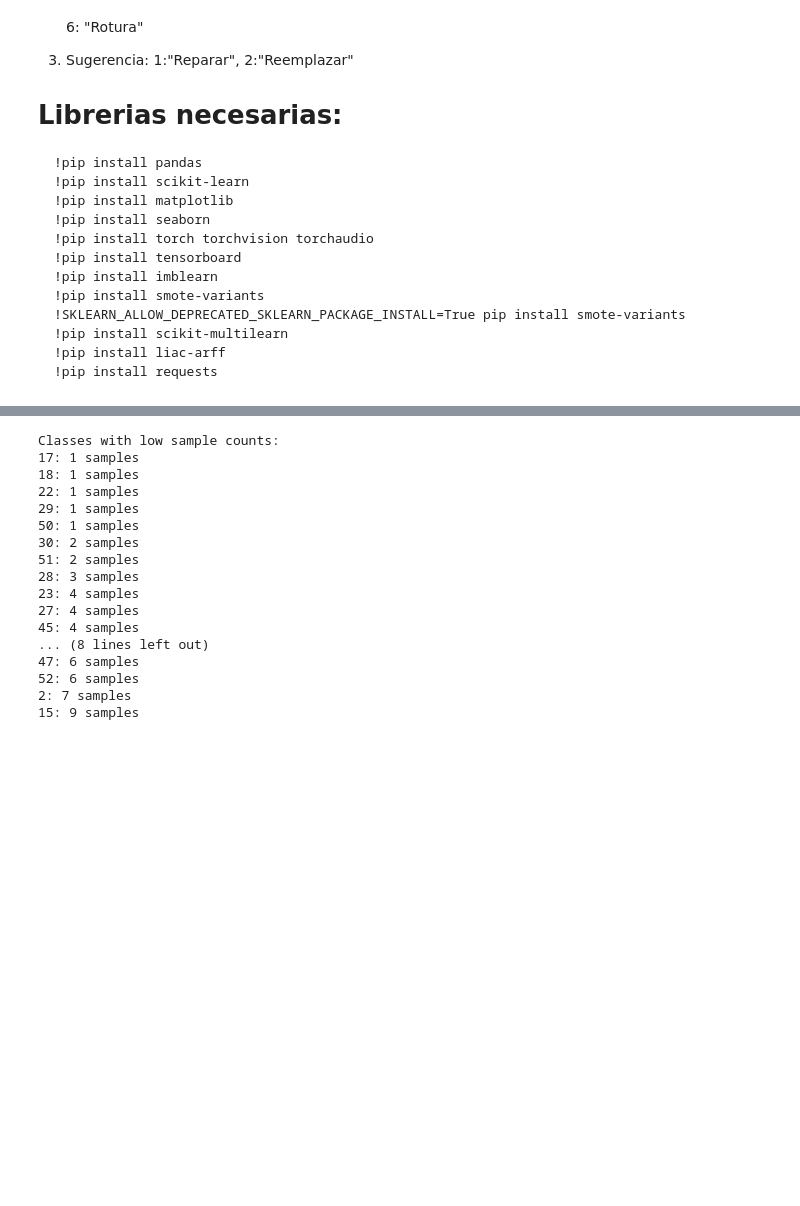
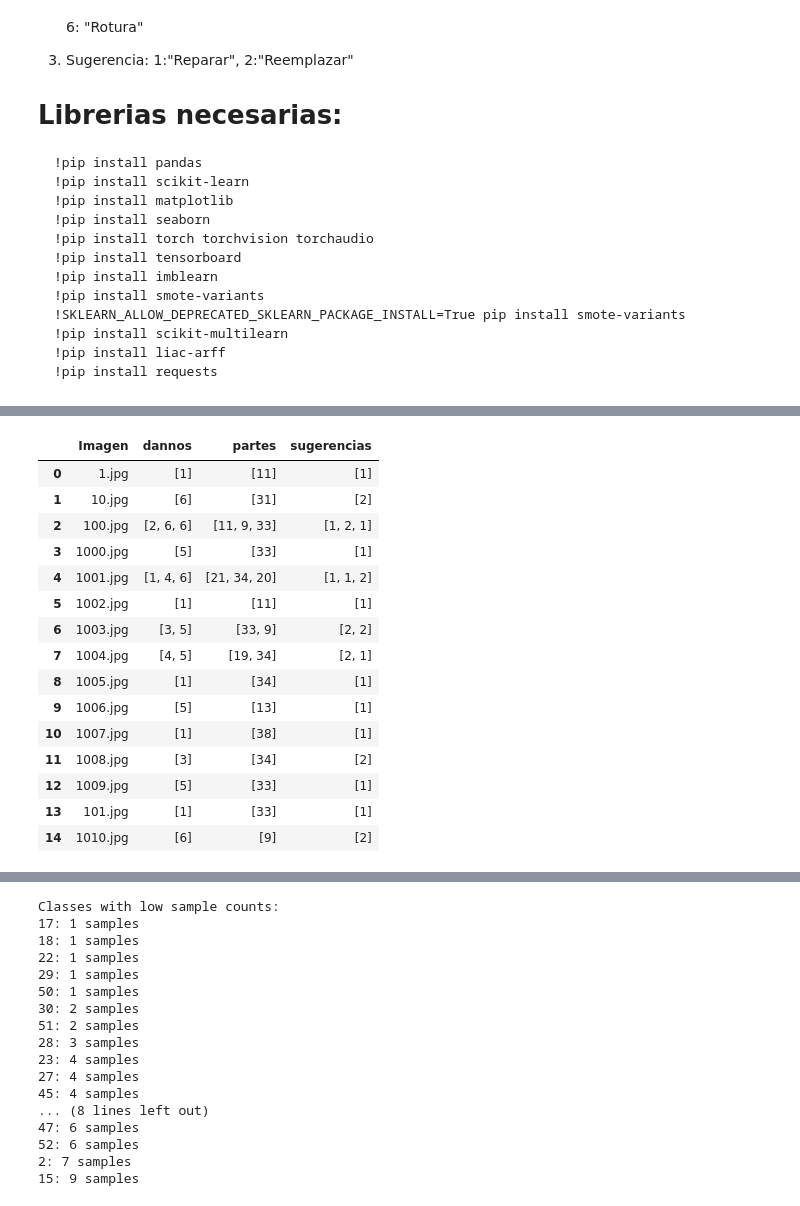
Before and after one commit to ramirezla/VerificacionDeSiniestrosUsandoMultiplesEtiquetas, a Jupyter notebook: PreparacionDeDatosMultiplesEtiquetas_V6.ipynb, the cells around one changed output, grey strips where cells are left out. Drawn from its saved outputs; the diff is of its cells as text; code cells hidden in the pictures; blank space fills up the shorter version.

```diff
--- a/PreparacionDeDatosMultiplesEtiquetas_V6..ipynb
+++ b/PreparacionDeDatosMultiplesEtiquetas_V6.ipynb
@@ -352,27 +177,30 @@ logger = logging.getLogger(__name__)
 df = pd.read_csv('data/fotos_siniestros/clasificacion_siniestro_partes_dannos_1145.csv', sep='|')
 
 def limpiar_texto(texto):
+    """Limpia y estandariza el texto para comparación"""
     if pd.isna(texto):
         return ""
     return texto.lower().strip()
 
 def procesar_dano(texto):
+    """Procesa la columna Tipos de Daño (maneja casos como 'Abolladura-dent')"""
     texto = limpiar_texto(texto)
     if '-' in texto:
         return texto.split('-')[0]
     return texto
 
 def mapear_valor(texto, diccionario, columna):
+    """Mapea texto a valor numérico con manejo de errores"""
     try:
         texto = limpiar_texto(texto)
         if columna == 'Tipos de Daño':
             texto = procesar_dano(texto)
-        return diccionario.get(texto, -1)
+        return diccionario.get(texto, -1)   # -1 para valores no encontrados
     except Exception as e:
         logger.error(f"Error procesando valor: {texto} - {str(e)}")
         return -1
 
-# Apply mappings (assuming cls_to_label_* dicts are defined)
+# Apply mappings
 df['Tipos de Daño_encoded'] = df['Tipos de Daño'].apply(lambda x: mapear_valor(x, cls_to_label_danos, 'Tipos de Daño'))
 df['Piezas del Vehículo_encoded'] = df['Piezas del Vehículo'].apply(lambda x: mapear_valor(x, cls_to_label_piezas, 'Piezas del Vehículo'))
 df['Sugerencia_encoded'] = df['Sugerencia'].apply(lambda x: mapear_valor(x, cls_to_label_sugerencia, 'Sugerencia'))
@@ -402,0 +252,19 @@ multi_consolidado_encoded = convert_string_lists(df_consolidado_encoded)
+# %%
+multi_consolidado_encoded.head(15)
+# %% [output]
+|  | Imagen | dannos | partes | sugerencias |
+| 0 | 1.jpg | [1] | [11] | [1] |
+| 1 | 10.jpg | [6] | [31] | [2] |
+| 2 | 100.jpg | [2, 6, 6] | [11, 9, 33] | [1, 2, 1] |
+| 3 | 1000.jpg | [5] | [33] | [1] |
+| 4 | 1001.jpg | [1, 4, 6] | [21, 34, 20] | [1, 1, 2] |
+| 5 | 1002.jpg | [1] | [11] | [1] |
+| 6 | 1003.jpg | [3, 5] | [33, 9] | [2, 2] |
+| 7 | 1004.jpg | [4, 5] | [19, 34] | [2, 1] |
+| 8 | 1005.jpg | [1] | [34] | [1] |
+| 9 | 1006.jpg | [5] | [13] | [1] |
+| 10 | 1007.jpg | [1] | [38] | [1] |
+| 11 | 1008.jpg | [3] | [34] | [2] |
+| 12 | 1009.jpg | [5] | [33] | [1] |
+| 13 | 101.jpg | [1] | [33] | [1] |
+| 14 | 1010.jpg | [6] | [9] | [2] |
```
Also changed, not shown: parts of 26 cells of this notebook, 7 other files.
